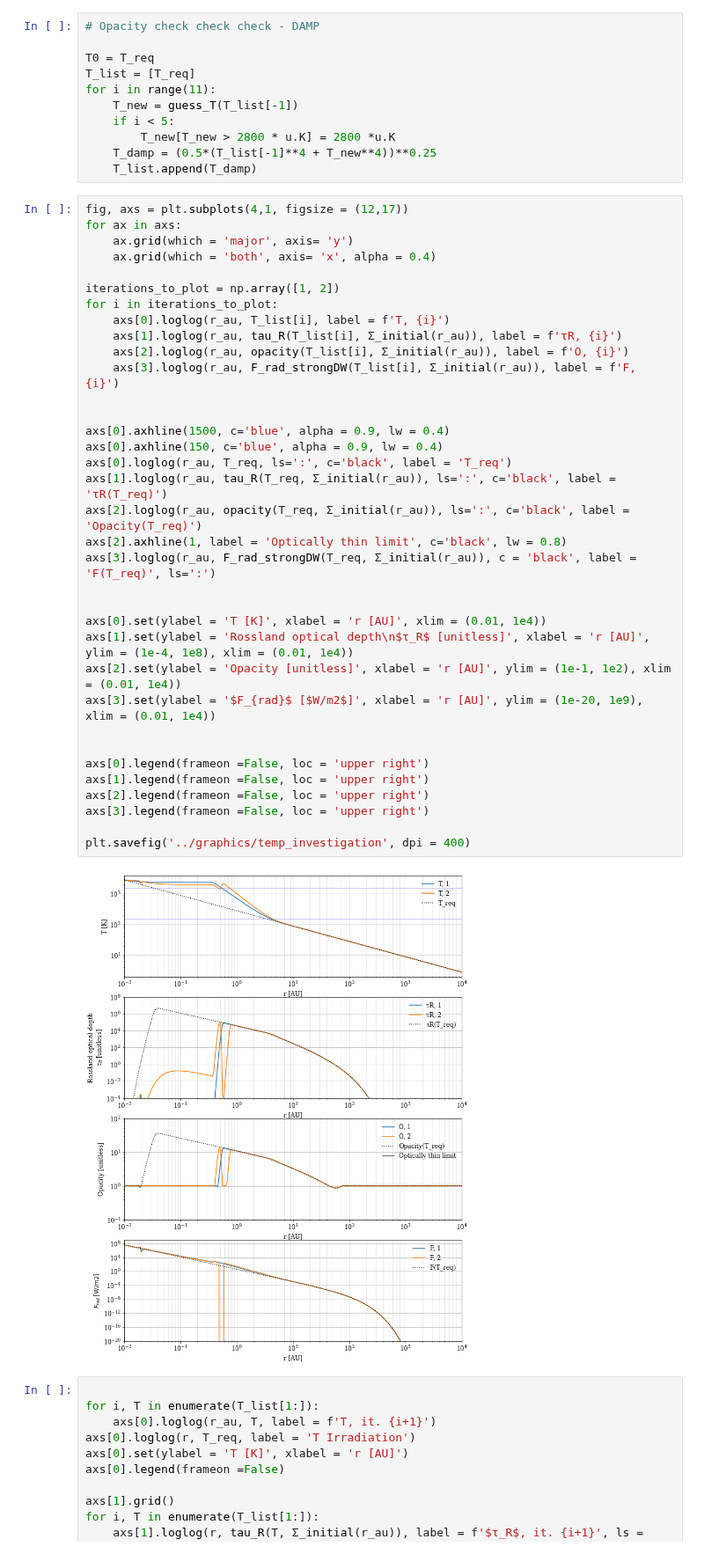
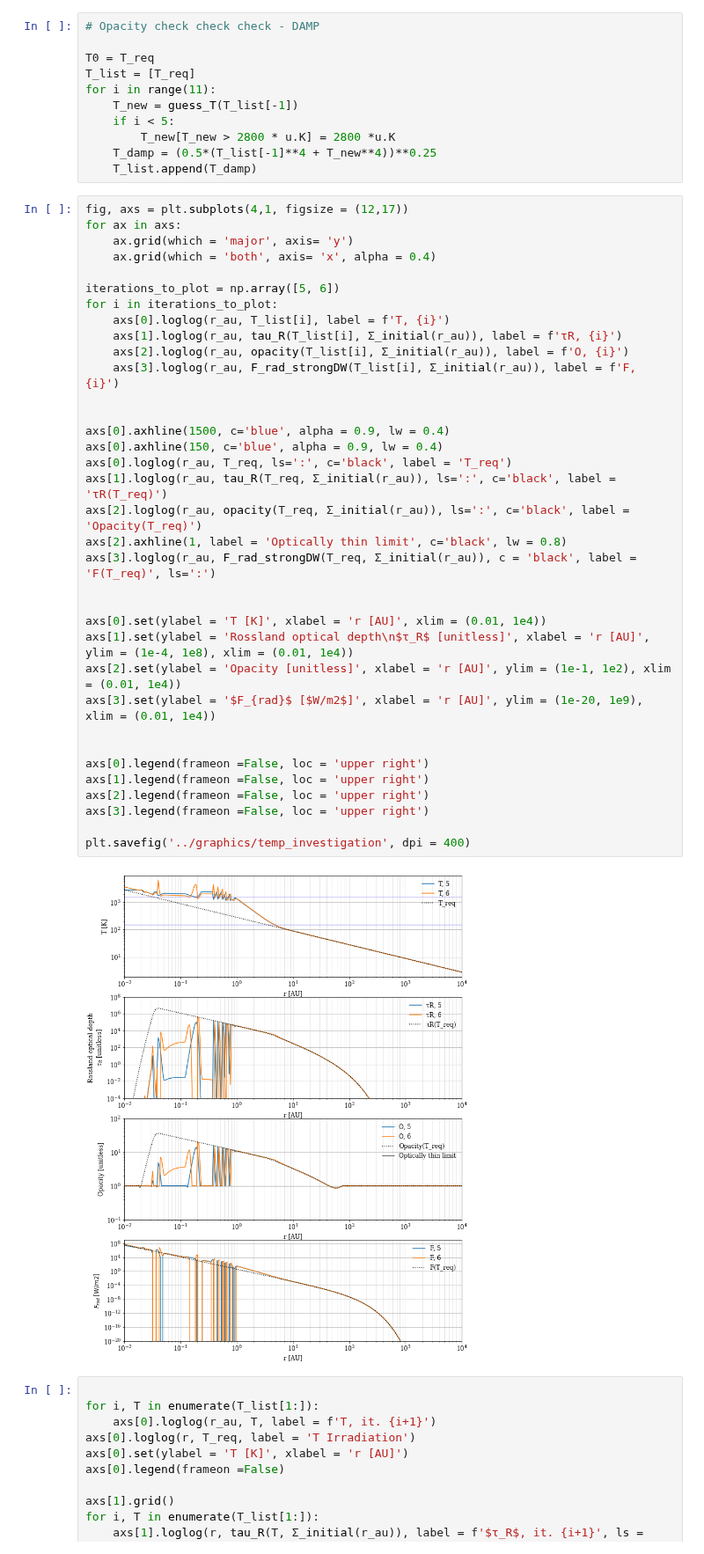
Before and after one commit to agent031/bachelor_code, a Jupyter notebook: Testing_values_T0/combined_temp_strongDW.ipynb, the cells around one changed output. Shown at 88% size. Drawn from its saved outputs; the diff is of its cells as text.

```diff
--- a/Testing_values_T0/combined_temp_strongDW.ipynb
+++ b/Testing_values_T0/combined_temp_strongDW.ipynb
@@ -214,37 +214,37 @@ for ax in axs:
     ax.grid(which = 'major', axis= 'y')
     ax.grid(which = 'both', axis= 'x', alpha = 0.4)
 
-iterations_to_plot = np.array([1, 2])
+iterations_to_plot = np.array([5, 6])
 for i in iterations_to_plot:
     axs[0].loglog(r_au, T_list[i], label = f'T, {i}')
     axs[1].loglog(r_au, tau_R(T_list[i], Σ_initial(r_au)), label = f'τR, {i}')
     axs[2].loglog(r_au, opacity(T_list[i], Σ_initial(r_au)), label = f'O, {i}')
     axs[3].loglog(r_au, F_rad_strongDW(T_list[i], Σ_initial(r_au)), label = f'F, {i}')
 
 
 axs[0].axhline(1500, c='blue', alpha = 0.9, lw = 0.4)
 axs[0].axhline(150, c='blue', alpha = 0.9, lw = 0.4)
 axs[0].loglog(r_au, T_req, ls=':', c='black', label = 'T_req')
 axs[1].loglog(r_au, tau_R(T_req, Σ_initial(r_au)), ls=':', c='black', label = 'τR(Τ_req)')
 axs[2].loglog(r_au, opacity(T_req, Σ_initial(r_au)), ls=':', c='black', label = 'Opacity(T_req)')
 axs[2].axhline(1, label = 'Optically thin limit', c='black', lw = 0.8)
 axs[3].loglog(r_au, F_rad_strongDW(T_req, Σ_initial(r_au)), c = 'black', label = 'F(T_req)', ls=':')
 
 
 axs[0].set(ylabel = 'T [K]', xlabel = 'r [AU]', xlim = (0.01, 1e4))
 axs[1].set(ylabel = 'Rossland optical depth\n$τ_R$ [unitless]', xlabel = 'r [AU]', ylim = (1e-4, 1e8), xlim = (0.01, 1e4))
 axs[2].set(ylabel = 'Opacity [unitless]', xlabel = 'r [AU]', ylim = (1e-1, 1e2), xlim = (0.01, 1e4))
 axs[3].set(ylabel = '$F_{rad}$ [$W/m2$]', xlabel = 'r [AU]', ylim = (1e-20, 1e9), xlim = (0.01, 1e4))
 
 
 axs[0].legend(frameon =False, loc = 'upper right')
 axs[1].legend(frameon =False, loc = 'upper right')
 axs[2].legend(frameon =False, loc = 'upper right')
 axs[3].legend(frameon =False, loc = 'upper right')
 
 plt.savefig('../graphics/temp_investigation', dpi = 400)
 # %% [output]
-[figure, old version]
+[figure, new version]
 # %%
 
 for i, T in enumerate(T_list[1:]):
```
